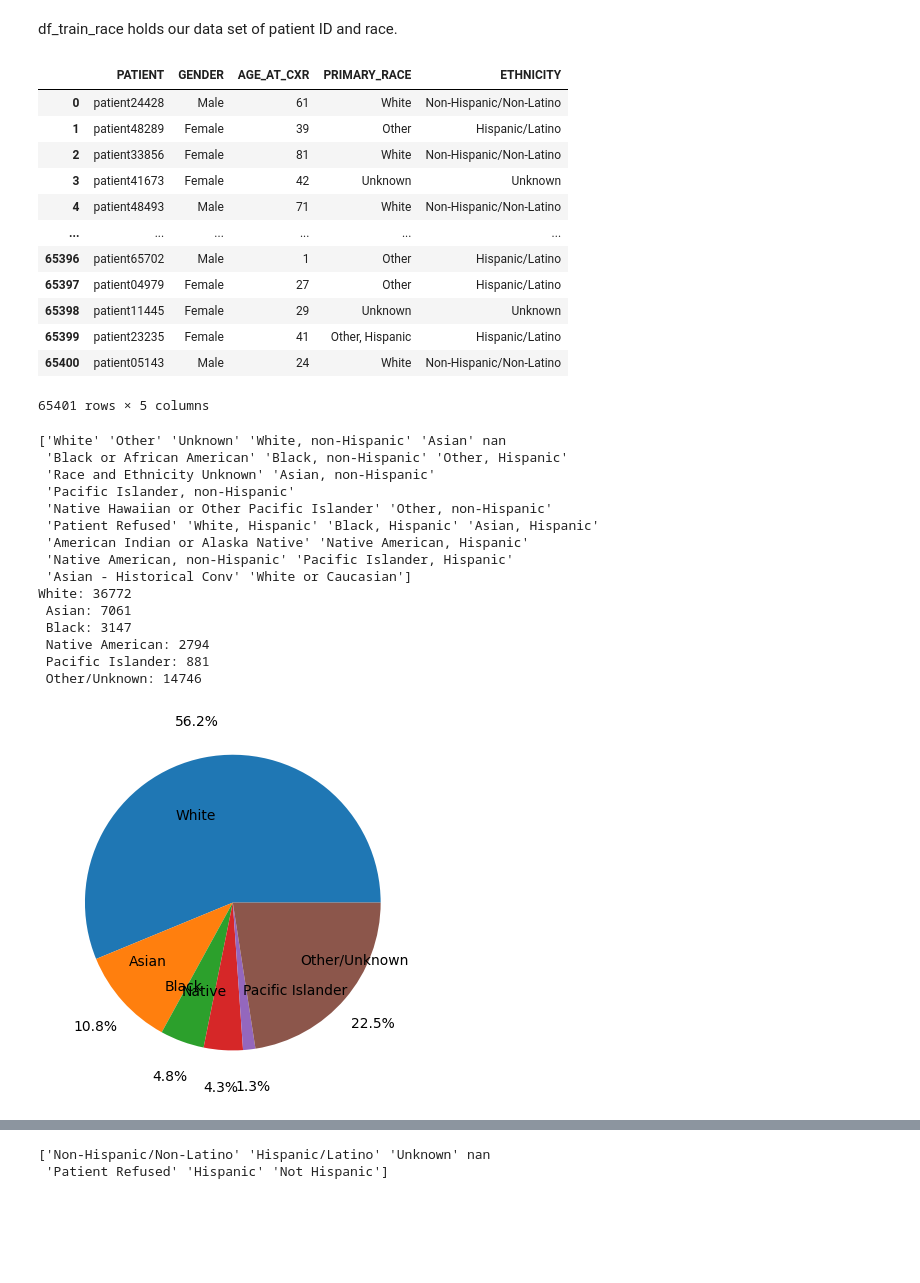
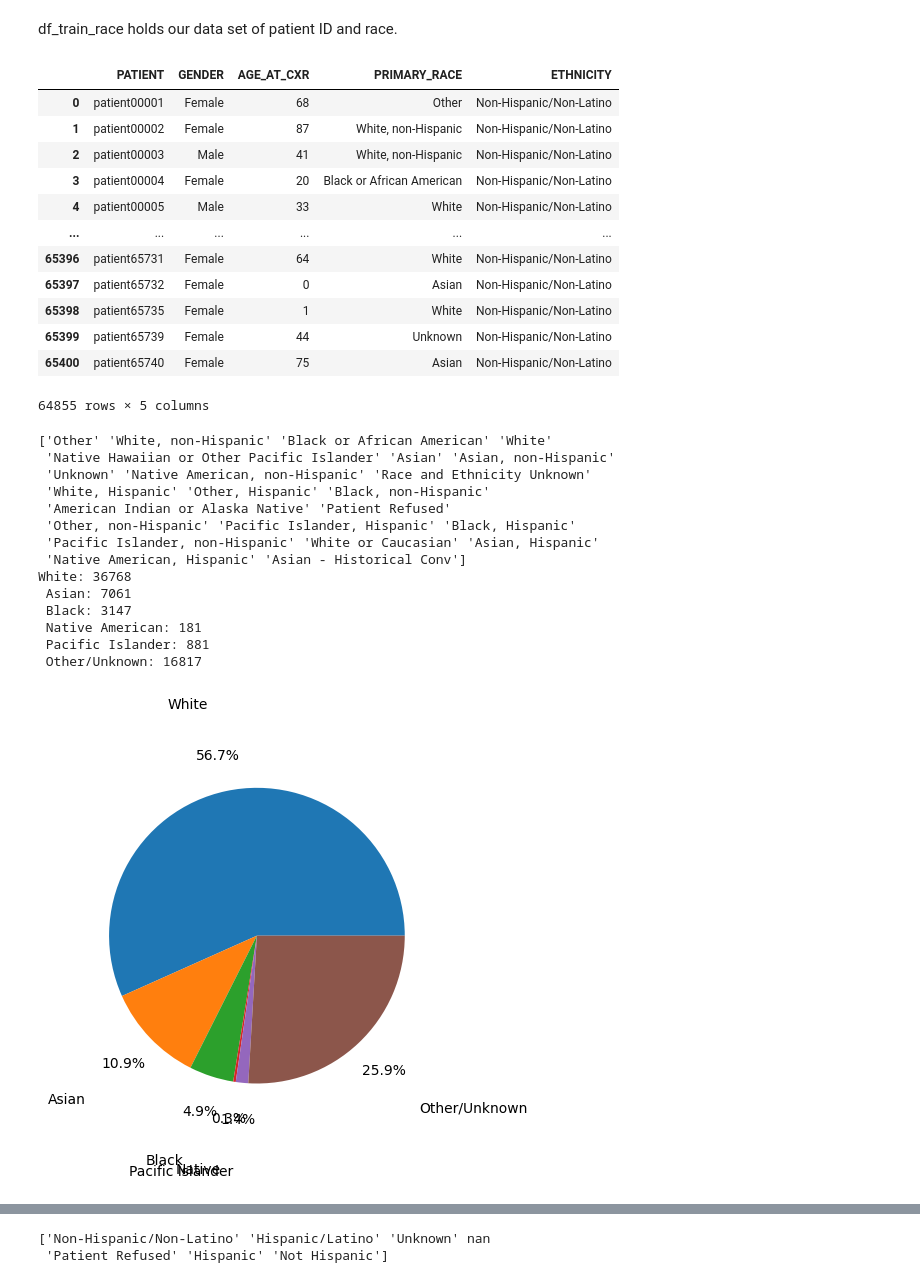
Before and after one commit to kennyerss/csci451-project, a Jupyter notebook: code/CS451.ipynb, the cells around one changed output, grey strips where cells are left out. Cells and saved outputs as stored; diff of their text form; code cells hidden in the pictures; blank space fills up the shorter version.

Commit message:
efficient net b4, equal race splits

```diff
--- a/code/CS451.ipynb
+++ b/code/CS451.ipynb
@@ -80,54 +78,56 @@ df_train_race holds our data set of patient ID and race.
 import pandas as pd
 
 df_train_race = pd.read_excel('/content/drive/Shareddrives/CSCI451/chexpert_race.xlsx')
-df_train_race
+df_race_sorted = df_train_race.sort_values(by=['PATIENT'],ignore_index=True)
+df_race_sorted = df_race_sorted.dropna()
+df_race_sorted
 # %% [output]
 |  | PATIENT | GENDER | AGE_AT_CXR | PRIMARY_RACE | ETHNICITY |
-| 0 | patient24428 | Male | 61 | White | Non-Hispanic/Non-Latino |
-| 1 | patient48289 | Female | 39 | Other | Hispanic/Latino |
-| 2 | patient33856 | Female | 81 | White | Non-Hispanic/Non-Latino |
-| 3 | patient41673 | Female | 42 | Unknown | Unknown |
-| 4 | patient48493 | Male | 71 | White | Non-Hispanic/Non-Latino |
+| 0 | patient00001 | Female | 68 | Other | Non-Hispanic/Non-Latino |
+| 1 | patient00002 | Female | 87 | White, non-Hispanic | Non-Hispanic/Non-Latino |
+| 2 | patient00003 | Male | 41 | White, non-Hispanic | Non-Hispanic/Non-Latino |
+| 3 | patient00004 | Female | 20 | Black or African American | Non-Hispanic/Non-Latino |
+| 4 | patient00005 | Male | 33 | White | Non-Hispanic/Non-Latino |
 | ... | ... | ... | ... | ... | ... |
-| 65396 | patient65702 | Male | 1 | Other | Hispanic/Latino |
-| 65397 | patient04979 | Female | 27 | Other | Hispanic/Latino |
-| 65398 | patient11445 | Female | 29 | Unknown | Unknown |
-| 65399 | patient23235 | Female | 41 | Other, Hispanic | Hispanic/Latino |
-| 65400 | patient05143 | Male | 24 | White | Non-Hispanic/Non-Latino |
+| 65396 | patient65731 | Female | 64 | White | Non-Hispanic/Non-Latino |
+| 65397 | patient65732 | Female | 0 | Asian | Non-Hispanic/Non-Latino |
+| 65398 | patient65735 | Female | 1 | White | Non-Hispanic/Non-Latino |
+| 65399 | patient65739 | Female | 44 | Unknown | Non-Hispanic/Non-Latino |
+| 65400 | patient65740 | Female | 75 | Asian | Non-Hispanic/Non-Latino |
-65401 rows × 5 columns
+64855 rows × 5 columns
 # %%
 # print the unique labels for race - we need to make some determinations here
-print(df_train_race['PRIMARY_RACE'].unique())
-white_no = (df_train_race['PRIMARY_RACE'].str.contains('White')).sum()
-black_no = (df_train_race['PRIMARY_RACE'].str.contains('Black')).sum()
-asian_no = (df_train_race['PRIMARY_RACE'].str.contains('Asian')).sum()
-native_no = (df_train_race['PRIMARY_RACE'].str.contains('American')).sum()
-islander_no = (df_train_race['PRIMARY_RACE'].str.contains('Pacific')).sum()
-rest_no = len(df_train_race) - white_no - black_no - asian_no - native_no - islander_no
+print(df_race_sorted['PRIMARY_RACE'].unique())
+white_no = (df_race_sorted['PRIMARY_RACE'].str.contains('White')).sum()
+black_no = (df_race_sorted['PRIMARY_RACE'].str.contains('Black')).sum()
+asian_no = (df_race_sorted['PRIMARY_RACE'].str.contains('Asian')).sum()
+native_no = (df_race_sorted['PRIMARY_RACE'].str.contains('Native American')).sum()
+native_no += (df_race_sorted['PRIMARY_RACE'].str.contains('Indian')).sum()
+islander_no = (df_race_sorted['PRIMARY_RACE'].str.contains('Pacific')).sum()
+rest_no = len(df_race_sorted) - white_no - black_no - asian_no - native_no - islander_no
 
 print('White: ' + str(white_no) + '\n Asian: ' + str(asian_no) + '\n Black: ' + str(black_no) + '\n Native American: ' + str(native_no) + '\n Pacific Islander: '
 + str(islander_no) + '\n Other/Unknown: ' + str(rest_no))
 
 labels = ['White', 'Asian', 'Black', 'Native', 'Pacific Islander', 'Other/Unknown']
 sizes = [white_no, asian_no, black_no, native_no, islander_no, rest_no]
 
 plt.pie(sizes, labels = labels, autopct='%1.1f%%',
-       pctdistance=1.25, labeldistance=.6)
+       pctdistance=1.25, labeldistance=1.6)
 plt.show()
 # %% [output]
-['White' 'Other' 'Unknown' 'White, non-Hispanic' 'Asian' nan
- 'Black or African American' 'Black, non-Hispanic' 'Other, Hispanic'
- 'Race and Ethnicity Unknown' 'Asian, non-Hispanic'
- 'Pacific Islander, non-Hispanic'
- 'Native Hawaiian or Other Pacific Islander' 'Other, non-Hispanic'
- 'Patient Refused' 'White, Hispanic' 'Black, Hispanic' 'Asian, Hispanic'
- 'American Indian or Alaska Native' 'Native American, Hispanic'
- 'Native American, non-Hispanic' 'Pacific Islander, Hispanic'
- 'Asian - Historical Conv' 'White or Caucasian']
-White: 36772
+['Other' 'White, non-Hispanic' 'Black or African American' 'White'
+ 'Native Hawaiian or Other Pacific Islander' 'Asian' 'Asian, non-Hispanic'
+ 'Unknown' 'Native American, non-Hispanic' 'Race and Ethnicity Unknown'
+ 'White, Hispanic' 'Other, Hispanic' 'Black, non-Hispanic'
+ 'American Indian or Alaska Native' 'Patient Refused'
+ 'Other, non-Hispanic' 'Pacific Islander, Hispanic' 'Black, Hispanic'
+ 'Pacific Islander, non-Hispanic' 'White or Caucasian' 'Asian, Hispanic'
+ 'Native American, Hispanic' 'Asian - Historical Conv']
+White: 36768
  Asian: 7061
  Black: 3147
- Native American: 2794
+ Native American: 181
  Pacific Islander: 881
- Other/Unknown: 14746
+ Other/Unknown: 16817
-[figure, old version]
+[figure, new version]
```
Also changed, not shown: parts of 42 cells of this notebook.
